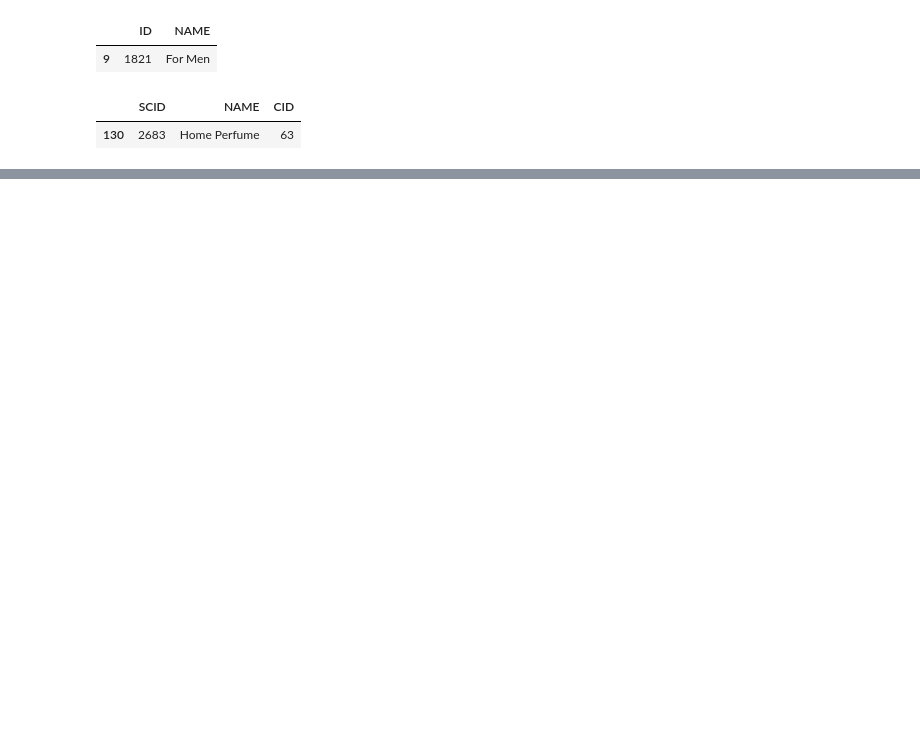
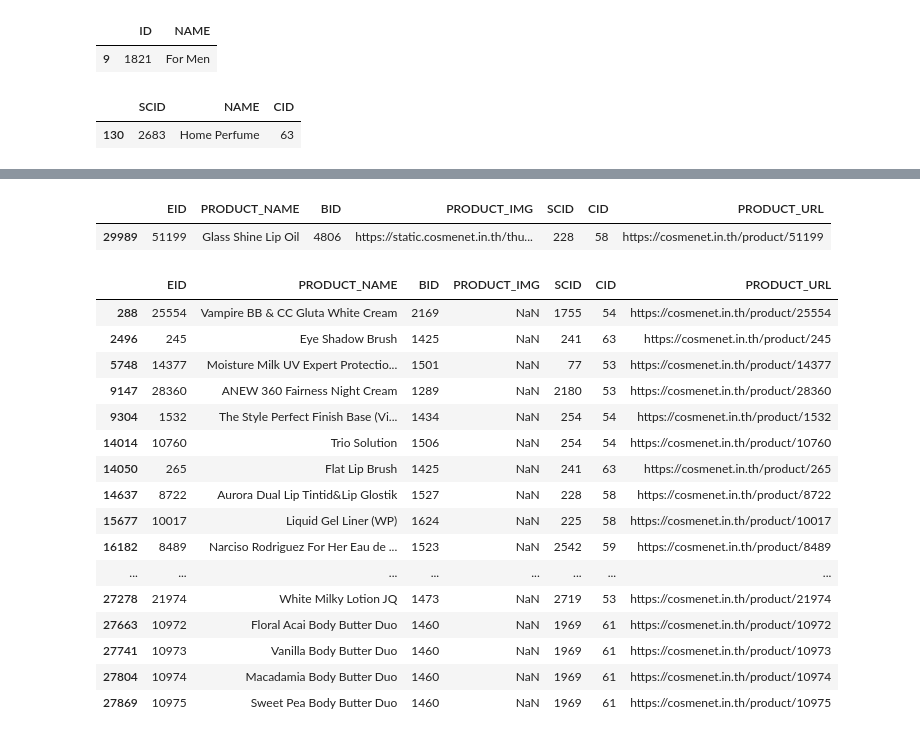
Before and after one commit to suthipongg/Similarity_model, a Jupyter notebook: push_real_data_scanner.ipynb, the cells around one changed output, grey strips where cells are left out. Drawn from its saved outputs; the diff is of its cells as text; code cells hidden in the pictures; blank space fills up the shorter version.

Commit message:
clean production data to push to scanner api

```diff
--- a/push_real_data_scanner.ipynb
+++ b/push_real_data_scanner.ipynb
@@ -60,0 +71,68 @@ product_df_clean.tail(1)
+# %%
+# cut product not active
+product_df_clean = product_df.drop(product_df[(product_df['ACTIVE'] != 'Y')].index)
+product_df_clean = product_df_clean[['EID', 'PRODUCT_NAME', 'BID', 'PRODUCT_IMG', 'TYPE_ID', 'SECTION_L1']]
+# delete product not have data
+product_not_found = product_df_clean[product_df_clean['TYPE_ID'].isna()]
+product_df_clean.drop(product_not_found.index, inplace=True)
+# fill values middle category to category
+MCID = category_df[category_df['DEPTH_LEVEL'] == 2]
+product_MCID = product_df_clean[product_df_clean['TYPE_ID'].isin(MCID['ID'])]
+MID2CID = pd.merge(product_MCID['TYPE_ID'], MCID[['ID', 'IBLOCK_SECTION_ID']], left_on='TYPE_ID', right_on='ID', how='left')['IBLOCK_SECTION_ID']
+product_df_clean.loc[product_MCID.index, ['SECTION_L1']] = MID2CID.values
+product_df_clean.loc[product_MCID.index, ['TYPE_ID']] = -1
+# fill values subcategory to category
+product_CID = product_df_clean[product_df_clean['TYPE_ID'].isin(category_df_clean['ID'])]
+product_df_clean.loc[product_CID.index, ['SECTION_L1']] = product_CID['TYPE_ID'].values
+product_df_clean.loc[product_CID.index, ['TYPE_ID']] = -1
+# product no data
+product_df_SCID_not_provided = product_df_clean[product_df_clean['TYPE_ID'] == -1]
+product_df_BID_not_provided = product_df_clean[product_df_clean['BID'].isna()]
+# fill value brand
+product_df_clean.loc[product_df_BID_not_provided.index, ['BID']] = -1
+# covert type
+product_df_clean = product_df_clean.astype({'TYPE_ID': 'int64', 'BID': 'int64', 'SECTION_L1': 'int64'})
+# product name duplicate check
+product_duplicate = product_df_clean[product_df_clean.duplicated(subset=['PRODUCT_NAME','BID'], keep=False)]\
+    .sort_values(['PRODUCT_NAME', 'EID'])
+product_duplicate_unique = product_duplicate['PRODUCT_NAME'].unique()
+product_duplicate_unique.sort()
+# drop product name and brand duplicate
+product_df_clean.drop(product_duplicate.index, inplace=True)
+# product brand duplicate check
+product_brand_duplicate = product_df_clean[product_df_clean['BID'].isin(brand_duplicate['BID'])]
+# drop product brand duplicate
+product_df_clean.drop(product_brand_duplicate.index, inplace=True)
+
+product_df_clean.columns = ['EID', 'PRODUCT_NAME', 'BID', 'PRODUCT_IMG', 'SCID', 'CID']
+
+product_df_clean.reset_index(drop=True, inplace=True)
+product_img_head = 'https://static.cosmenet.in.th/thumbnail'
+product_df_clean['PRODUCT_IMG'] = product_df_clean['PRODUCT_IMG'].apply(lambda x: product_img_head + x if not pd.isna(x) else x)
+product_url = 'https://cosmenet.in.th/product/'
+product_df_clean['PRODUCT_URL'] = product_df_clean['EID'].apply(lambda x: product_url + str(x))
+
+product_df_clean.tail(1)
+# %% [output]
+|  | EID | PRODUCT_NAME | BID | PRODUCT_IMG | SCID | CID | PRODUCT_URL |
+| 29989 | 51199 | Glass Shine Lip Oil | 4806 | https://static.cosmenet.in.th/thu... | 228 | 58 | https://cosmenet.in.th/product/51199 |
+# %%
+product_df_clean[product_df_clean['PRODUCT_IMG'].isna()]
+# %% [output]
+|  | EID | PRODUCT_NAME | BID | PRODUCT_IMG | SCID | CID | PRODUCT_URL |
+| 288 | 25554 | Vampire BB & CC Gluta White Cream | 2169 | NaN | 1755 | 54 | https://cosmenet.in.th/product/25554 |
+| 2496 | 245 | Eye Shadow Brush | 1425 | NaN | 241 | 63 | https://cosmenet.in.th/product/245 |
+| 5748 | 14377 | Moisture Milk UV Expert Protectio... | 1501 | NaN | 77 | 53 | https://cosmenet.in.th/product/14377 |
+| 9147 | 28360 | ANEW 360 Fairness Night Cream | 1289 | NaN | 2180 | 53 | https://cosmenet.in.th/product/28360 |
+| 9304 | 1532 | The Style Perfect Finish Base (Vi... | 1434 | NaN | 254 | 54 | https://cosmenet.in.th/product/1532 |
+| 14014 | 10760 | Trio Solution | 1506 | NaN | 254 | 54 | https://cosmenet.in.th/product/10760 |
+| 14050 | 265 | Flat Lip Brush | 1425 | NaN | 241 | 63 | https://cosmenet.in.th/product/265 |
+| 14637 | 8722 | Aurora Dual Lip Tintid&Lip Glostik | 1527 | NaN | 228 | 58 | https://cosmenet.in.th/product/8722 |
+| 15677 | 10017 | Liquid Gel Liner (WP) | 1624 | NaN | 225 | 58 | https://cosmenet.in.th/product/10017 |
+| 16182 | 8489 | Narciso Rodriguez For Her Eau de ... | 1523 | NaN | 2542 | 59 | https://cosmenet.in.th/product/8489 |
+| ... | ... | ... | ... | ... | ... | ... | ... |
+| 27278 | 21974 | White Milky Lotion JQ | 1473 | NaN | 2719 | 53 | https://cosmenet.in.th/product/21974 |
+| 27663 | 10972 | Floral Acai Body Butter Duo | 1460 | NaN | 1969 | 61 | https://cosmenet.in.th/product/10972 |
+| 27741 | 10973 | Vanilla Body Butter Duo | 1460 | NaN | 1969 | 61 | https://cosmenet.in.th/product/10973 |
+| 27804 | 10974 | Macadamia Body Butter Duo | 1460 | NaN | 1969 | 61 | https://cosmenet.in.th/product/10974 |
+| 27869 | 10975 | Sweet Pea Body Butter Duo | 1460 | NaN | 1969 | 61 | https://cosmenet.in.th/product/10975 |
```
Also changed, not shown: parts of 21 cells of this notebook, 3 other files.
